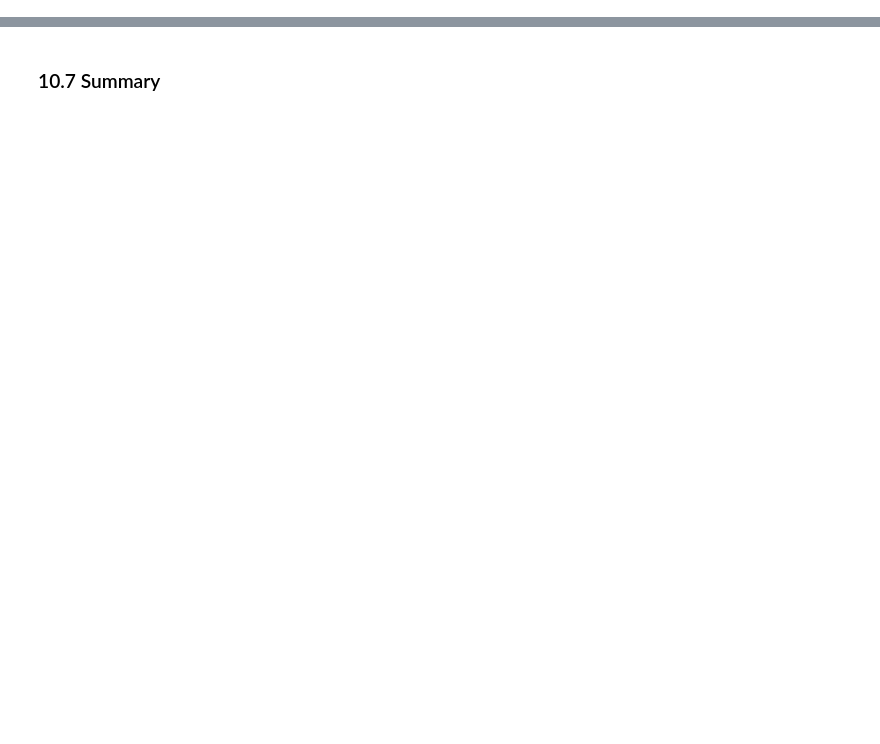
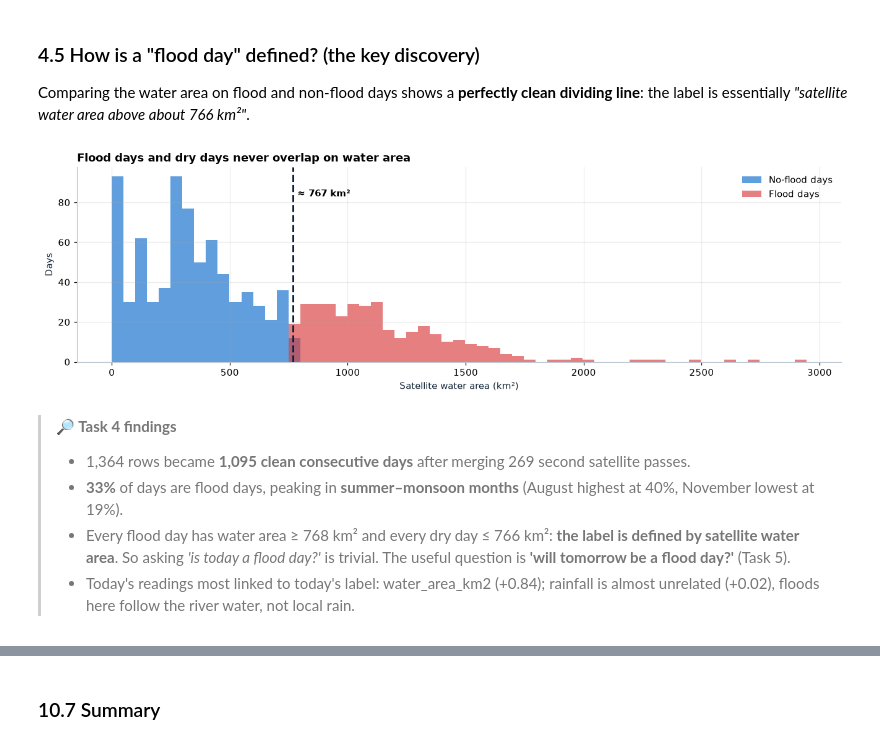
Before and after one commit to Stavan1234/FloodSense, a Jupyter notebook: CIL_Practicals_4_to_10_FloodSense.ipynb, the cells around one changed output, grey strips where cells are left out. Cells and saved outputs as stored; diff of their text form; code cells hidden in the pictures; blank space fills up the shorter version.

```diff
--- a/CIL_Practicals_4_to_10_FloodSense.ipynb
+++ b/CIL_Practicals_4_to_10_FloodSense.ipynb
@@ -275,11 +0,0 @@ fig.tight_layout(); save(fig, "task4_overview"); plt.show()
-# %%
-key = ["precipitation", "soil_moisture", "water_area_km2", "water_area_change", "temperature",
-       "humidity", "pressure", "wind_speed", "evaporation"]
-fig, axes = plt.subplots(3, 3, figsize=(14, 9))
-for ax, col in zip(axes.ravel(), key):
-    for label, color, name in [(0, C["blue"], "No Flood"), (1, C["red"], "Flood")]:
-        ax.hist(eda.loc[eda[TARGET] == label, col].dropna(), bins=35, density=True, alpha=0.55, color=color, label=name)
-    ax.set_title(col); ax.set_yticks([])
-axes[0, 0].legend()
-fig.suptitle("Distribution of each reading on flood vs normal days", x=0.01, ha="left", fontweight="bold", fontsize=13)
-fig.tight_layout(); save(fig, "task4_distributions"); plt.show()
@@ -1349,11 +0,0 @@ fig.tight_layout(); save(fig, "task10_timeline"); plt.show()
-# %%
-monthly_perf = pd.DataFrame({"month": dates_test.dt.to_period("M").astype(str), "y": y_test, "p": y_sys}).groupby("month").apply(
-    lambda g: pd.Series({"Days": len(g), "Floods": g["y"].sum(), "Accuracy": accuracy_score(g["y"], g["p"]),
-                         "Recall": recall_score(g["y"], g["p"], zero_division=0),
-                         "Precision": precision_score(g["y"], g["p"], zero_division=0)}))
-display(table(monthly_perf, gradient=["Recall"], formats={"Days": "{:.0f}", "Floods": "{:.0f}"}))
-fig, ax = plt.subplots(figsize=(11, 3.6))
-monthly_perf[["Accuracy", "Recall", "Precision"]].plot(kind="bar", ax=ax, width=0.8, color=[C["grey"], C["red"], C["blue"]])
-ax.set_ylim(0, 1.08); ax.tick_params(axis="x", rotation=0); ax.set_xlabel(""); ax.legend(ncol=3, loc="lower right")
-ax.set_title("Month-by-month performance on unseen data")
-fig.tight_layout(); save(fig, "task10_monthly"); plt.show()
@@ -1552,0 +273,34 @@ Saved 30 files (figures, tables, model) → FloodSense_Practicals_4_to_10_output
+# %% [markdown]
+### 4.5 How is a "flood day" defined? (the key discovery)
+Comparing the water area on flood and non-flood days shows a **perfectly clean dividing line**: the label is essentially *"satellite water area above about 766 km²"*.
+# %%
+FLOOD_MIN = df.loc[df[TARGET] == 1, "water_area_km2"].min()
+DRY_MAX = df.loc[df[TARGET] == 0, "water_area_km2"].max()
+fig, ax = plt.subplots(figsize=(12, 3.8))
+bins = np.linspace(0, df["water_area_km2"].max(), 60)
+ax.hist(df.loc[df[TARGET] == 0, "water_area_km2"], bins=bins, color=C["blue"], alpha=0.65, label="No-flood days")
+ax.hist(df.loc[df[TARGET] == 1, "water_area_km2"], bins=bins, color=C["red"], alpha=0.65, label="Flood days")
+ax.axvline((FLOOD_MIN + DRY_MAX) / 2, color=C["ink"], ls="--", lw=2)
+ax.text((FLOOD_MIN + DRY_MAX) / 2 + 20, ax.get_ylim()[1] * 0.85, f"≈ {(FLOOD_MIN + DRY_MAX) / 2:.0f} km²", fontweight="bold")
+ax.set_xlabel("Satellite water area (km²)"); ax.set_ylabel("Days"); ax.legend()
+ax.set_title("Flood days and dry days never overlap on water area")
+fig.tight_layout(); save(fig, "task4_label_definition"); plt.show()
+
+corr = df[ENV + [TARGET]].corr()[TARGET].drop(TARGET).sort_values(key=abs, ascending=False)
+findings("Task 4 findings", [
+    f"{len(raw):,} rows became **{len(df):,} clean consecutive days** after merging {len(raw) - len(df)} second satellite passes.",
+    f"**{df[TARGET].mean():.0%}** of days are flood days, peaking in **summer–monsoon months** "
+    f"({pd.Timestamp(2024, monthly['flood'].idxmax(), 1):%B} highest at {monthly['flood'].max():.0%}, {pd.Timestamp(2024, monthly['flood'].idxmin(), 1):%B} lowest at {monthly['flood'].min():.0%}).",
+    f"Every flood day has water area ≥ {FLOOD_MIN:.0f} km² and every dry day ≤ {DRY_MAX:.0f} km²: **the label is defined by satellite water area**. "
+    "So asking *'is today a flood day?'* is trivial. The useful question is **'will tomorrow be a flood day?'** (Task 5).",
+    f"Today's readings most linked to today's label: {corr.index[0]} ({corr.iloc[0]:+.2f}); rainfall is almost unrelated "
+    f"({corr['precipitation']:+.2f}), floods here follow the river water, not local rain.",
+])
+# %% [output]
+[figure, added]
+> **🔎 Task 4 findings**
+>
+> - 1,364 rows became **1,095 clean consecutive days** after merging 269 second satellite passes.
+> - **33%** of days are flood days, peaking in **summer–monsoon months** (August highest at 40%, November lowest at 19%).
+> - Every flood day has water area ≥ 768 km² and every dry day ≤ 766 km²: **the label is defined by satellite water area**. So asking *'is today a flood day?'* is trivial. The useful question is **'will tomorrow be a flood day?'** (Task 5).
+> - Today's readings most linked to today's label: water_area_km2 (+0.84); rainfall is almost unrelated (+0.02), floods here follow the river water, not local rain.
```
Also changed, not shown: parts of 140 cells of this notebook, 32 other files.
